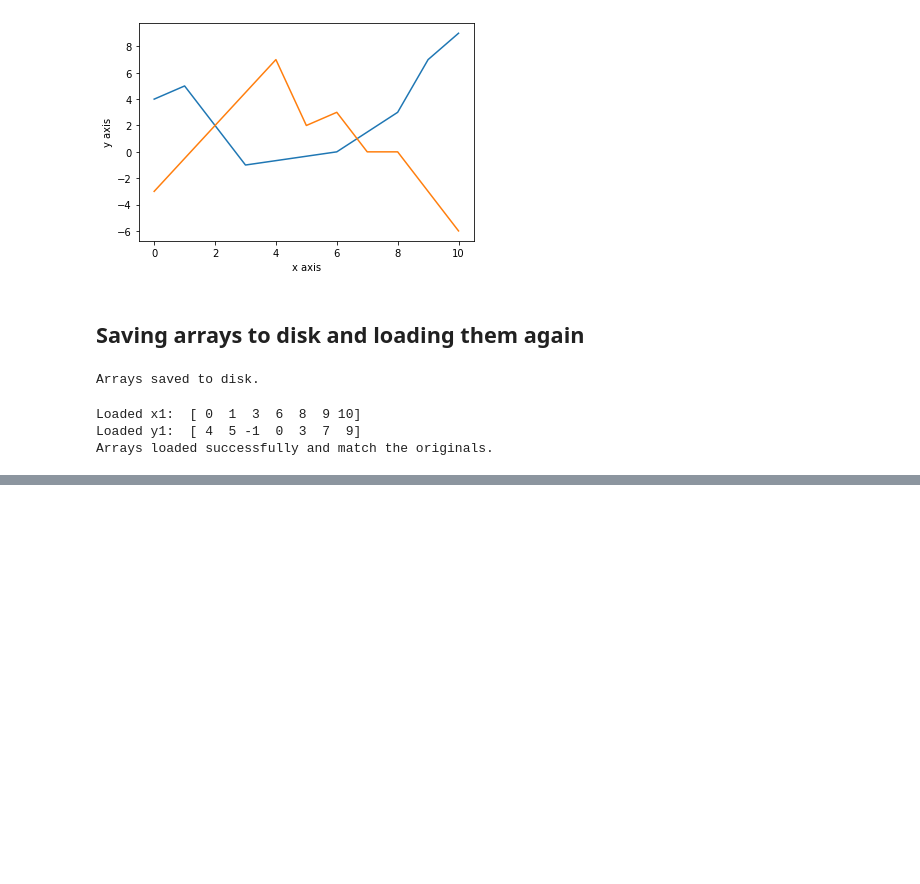
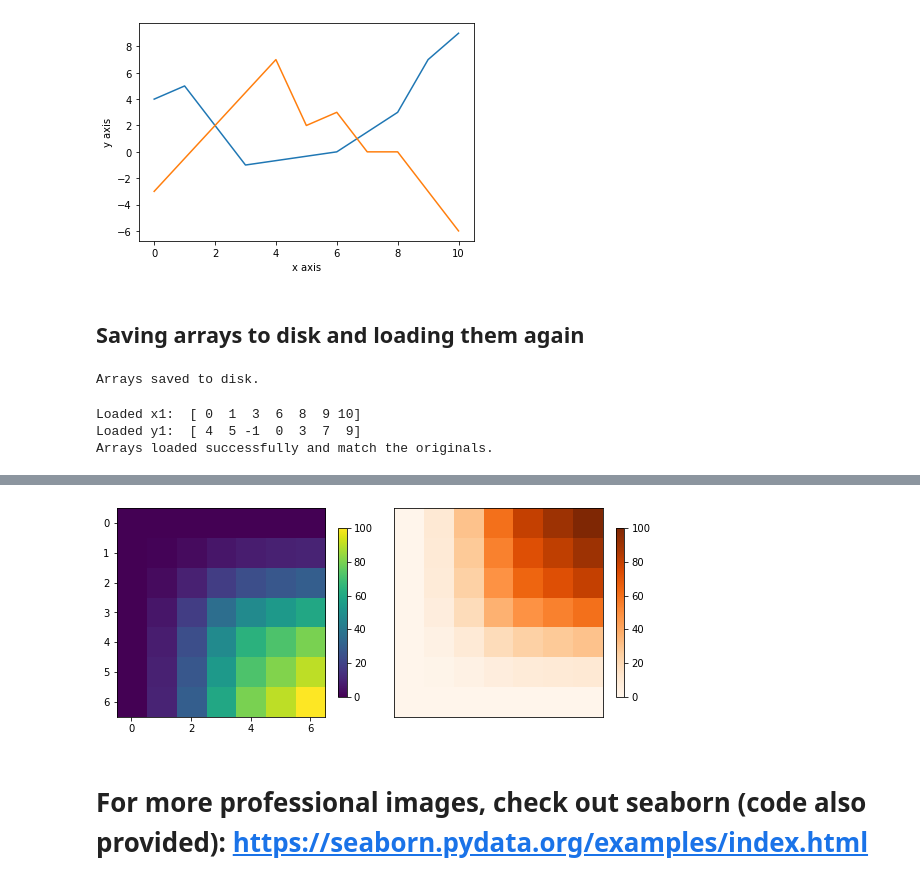
Before and after one commit to BalanceKey/eitn2025-python-tutorial, a Jupyter notebook: 02_Python-numpy.ipynb, the cells around one changed output, grey strips where cells are left out. Cells and saved outputs as stored; diff of their text form; code cells hidden in the pictures; blank space fills up the shorter version.

```diff
--- a/02_Python-numpy.ipynb
+++ b/02_Python-numpy.ipynb
@@ -255,0 +256,19 @@ plt.legend(loc='upper right')
+# %%
+# Plotting images with different origins and colormaps
+data = np.outer(x1, x1)
+
+def plot_images(data):
+    fig, (ax1, ax2) = plt.subplots(ncols=2, figsize=(8, 5))
+    img1 = ax1.imshow(data)
+    img2 = ax2.imshow(data, origin="lower", cmap="Oranges")
+    ax2.set_xticks([])
+    ax2.set_yticks([])
+    plt.colorbar(img1, shrink=.5, ax=ax1)
+    plt.colorbar(img2, shrink=.5, ax=ax2)
+    fig.tight_layout()
+
+plot_images(data)
+# %% [output]
+[figure, added]
+# %% [markdown]
+# For more professional images, check out seaborn (code also provided): https://seaborn.pydata.org/examples/index.html
```
Also changed, not shown: parts of 22 cells of this notebook, 11 other files.
